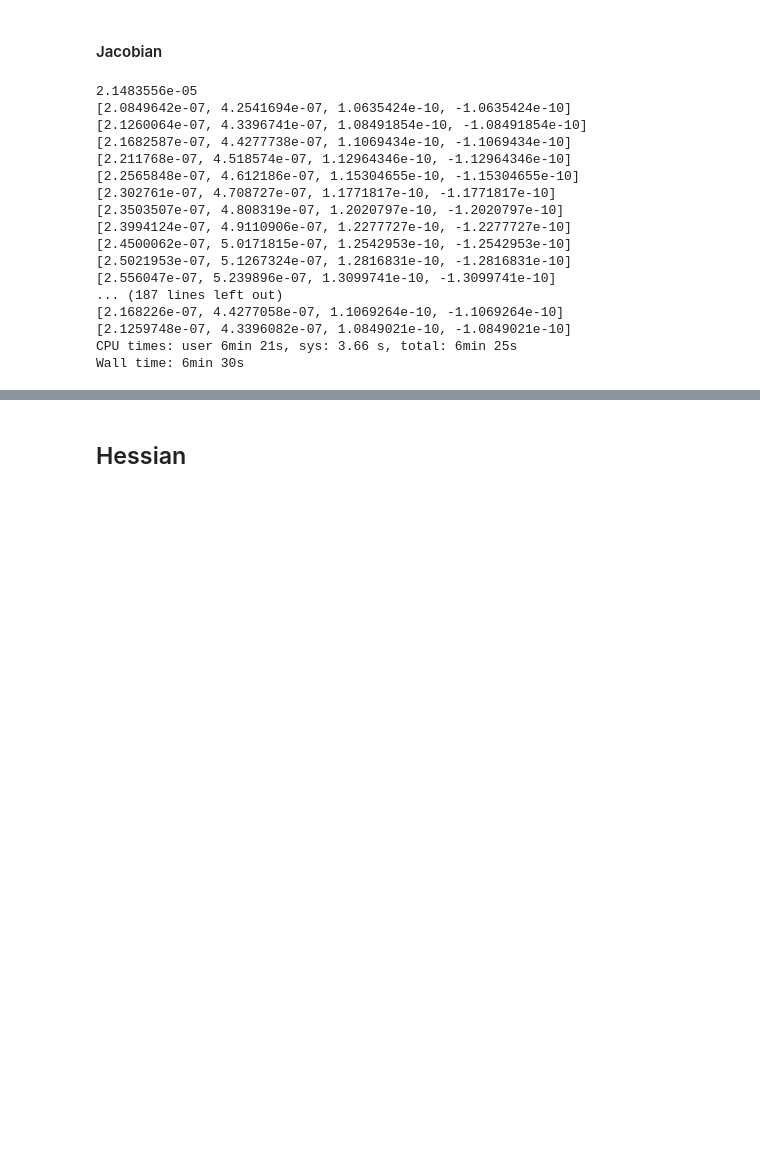
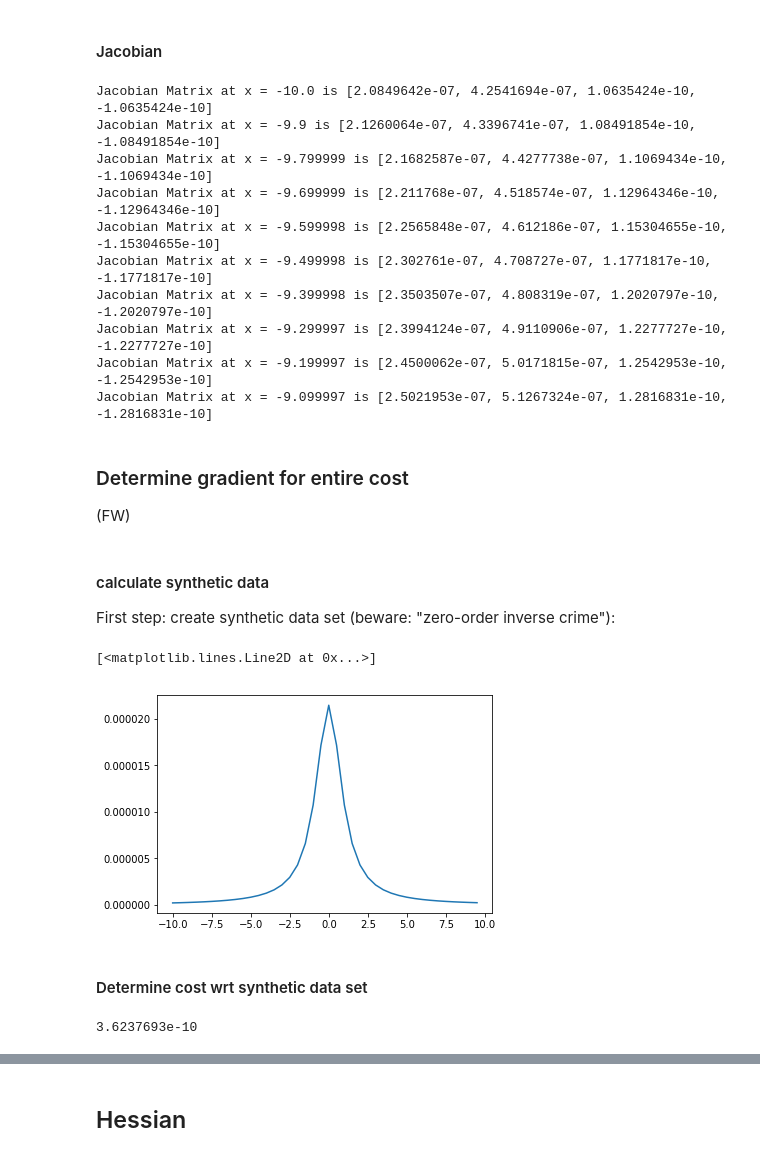
Before and after one commit to GeorgeLiang3/repository1, a Jupyter notebook: SimpleGrav.ipynb, the cells around one changed output, grey strips where cells are left out. Cells and saved outputs as stored; diff of their text form; code cells hidden in the pictures; blank space fills up the shorter version.

```diff
--- a/SimpleGrav.ipynb
+++ b/SimpleGrav.ipynb
@@ -45,7 +72,7 @@ obj1.calculate()
 # %% [markdown]
 #### Jacobian
 # %%
-%%time
+# %%time
 import tensorflow as tf
 
 with tf.Session() as sess:
@@ -64,29 +91,26 @@ with tf.Session() as sess:
 
     sess.run(init_op)
 
-    print(sess.run(g))
+#    print(sess.run(g))
 
 # calculate jacobian matrix for all x at (z = 1, r = 1, p1 = 3000, p2 = 1000)
 
-    for x in X:
-        g = 2*Z*G*m/(x**2+Z**2)
-        grad = sess.run(tf.gradients(g, [Z, r, roh_1, roh_2])) # calculate first order partial derivative wrt to every variable for all x
-        print(grad)
+#     for x in X[:10]:
+#         g = 2*Z*G*m/(x**2+Z**2)
+#         grad = sess.run(tf.gradients(g, [Z, r, roh_1, roh_2])) # calculate first order partial derivative wrt to every variable for all x
+#         print("Jacobian Matrix at x =",x,"is", grad)
 # %% [output]
-2.1483556e-05
-[2.0849642e-07, 4.2541694e-07, 1.0635424e-10, -1.0635424e-10]
-[2.1260064e-07, 4.3396741e-07, 1.08491854e-10, -1.08491854e-10]
-[2.1682587e-07, 4.4277738e-07, 1.1069434e-10, -1.1069434e-10]
-[2.211768e-07, 4.518574e-07, 1.12964346e-10, -1.12964346e-10]
-[2.2565848e-07, 4.612186e-07, 1.15304655e-10, -1.15304655e-10]
-[2.302761e-07, 4.708727e-07, 1.1771817e-10, -1.1771817e-10]
-[2.3503507e-07, 4.808319e-07, 1.2020797e-10, -1.2020797e-10]
-[2.3994124e-07, 4.9110906e-07, 1.2277727e-10, -1.2277727e-10]
-[2.4500062e-07, 5.0171815e-07, 1.2542953e-10, -1.2542953e-10]
-[2.5021953e-07, 5.1267324e-07, 1.2816831e-10, -1.2816831e-10]
-[2.556047e-07, 5.239896e-07, 1.3099741e-10, -1.3099741e-10]
-... (187 lines left out)
-[2.168226e-07, 4.4277058e-07, 1.1069264e-10, -1.1069264e-10]
-[2.1259748e-07, 4.3396082e-07, 1.0849021e-10, -1.0849021e-10]
-CPU times: user 6min 21s, sys: 3.66 s, total: 6min 25s
-Wall time: 6min 30s
+Jacobian Matrix at x = -10.0 is [2.0849642e-07, 4.2541694e-07, 1.0635424e-10, -1.0635424e-10]
+Jacobian Matrix at x = -9.9 is [2.1260064e-07, 4.3396741e-07, 1.08491854e-10, -1.08491854e-10]
+Jacobian Matrix at x = -9.799999 is [2.1682587e-07, 4.4277738e-07, 1.1069434e-10, -1.1069434e-10]
+Jacobian Matrix at x = -9.699999 is [2.211768e-07, 4.518574e-07, 1.12964346e-10, -1.12964346e-10]
+Jacobian Matrix at x = -9.599998 is [2.2565848e-07, 4.612186e-07, 1.15304655e-10, -1.15304655e-10]
+Jacobian Matrix at x = -9.499998 is [2.302761e-07, 4.708727e-07, 1.1771817e-10, -1.1771817e-10]
+Jacobian Matrix at x = -9.399998 is [2.3503507e-07, 4.808319e-07, 1.2020797e-10, -1.2020797e-10]
+Jacobian Matrix at x = -9.299997 is [2.3994124e-07, 4.9110906e-07, 1.2277727e-10, -1.2277727e-10]
+Jacobian Matrix at x = -9.199997 is [2.4500062e-07, 5.0171815e-07, 1.2542953e-10, -1.2542953e-10]
+Jacobian Matrix at x = -9.099997 is [2.5021953e-07, 5.1267324e-07, 1.2816831e-10, -1.2816831e-10]
+# %% [markdown]
+### Determine gradient for entire cost
+
+(FW)
@@ -92,0 +121,4 @@ Wall time: 6min 30s
+# %% [markdown]
+#### calculate synthetic data
+
+First step: create synthetic data set (beware: "zero-order inverse crime"):
@@ -92,0 +127,27 @@ Wall time: 6min 30s
+# %%
+
+with tf.Session() as sess:
+
+    G = tf.constant(6.67384**-11)
+    r = tf.Variable(1.)
+    roh_1 = tf.Variable(3000.)
+    roh_2 = tf.Variable(1000.)
+    Z = tf.Variable(1.)
+    tfpi = tf.constant(math.pi)
+    m = (roh_1 - roh_2)*2*tfpi*r**2
+    X = np.arange(-10.0, 10.0, .5, dtype = np.float32)
+
+    g = 2*Z*G*m/(X**2+Z**2)
+
+    init_op = tf.global_variables_initializer()# VERY IMPORTANT: Initialize the variables
+
+    sess.run(init_op)
+
+    val = sess.run(g)
+# %%
+plt.plot(X, val)
+# %% [output]
+[<matplotlib.lines.Line2D at 0x...>]
+[figure, added]
+# %% [markdown]
+#### Determine cost wrt synthetic data set
@@ -92,0 +182,4 @@ Wall time: 6min 30s
+# %%
+c
+# %% [output]
+3.6237693e-10
```
Also changed, not shown: parts of 19 cells of this notebook.
